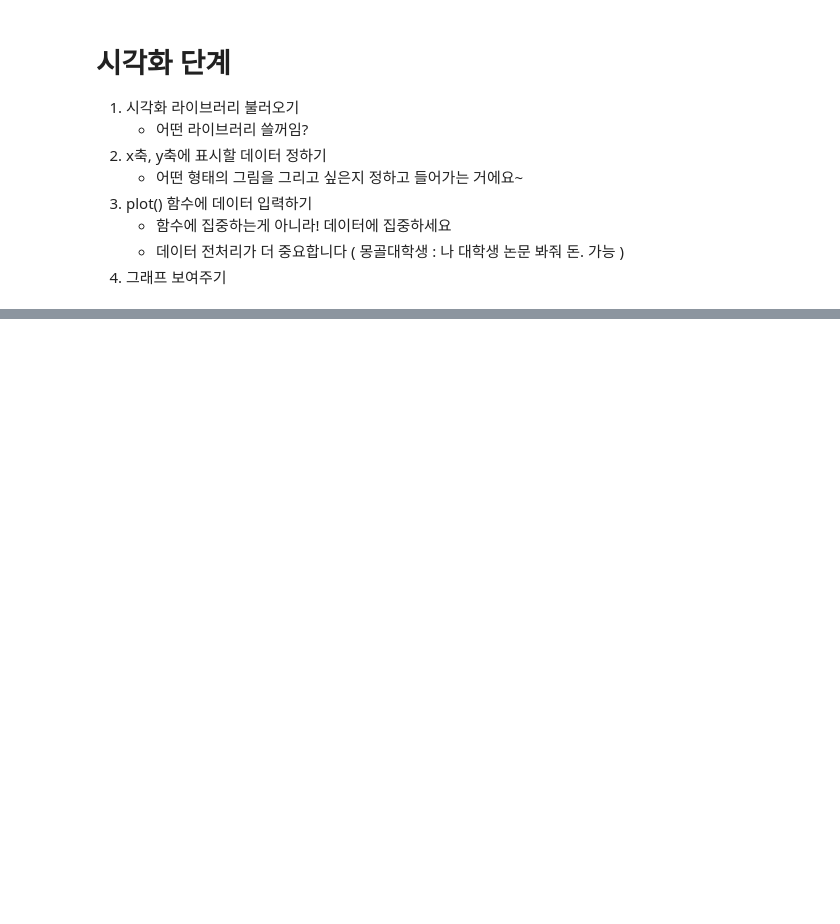
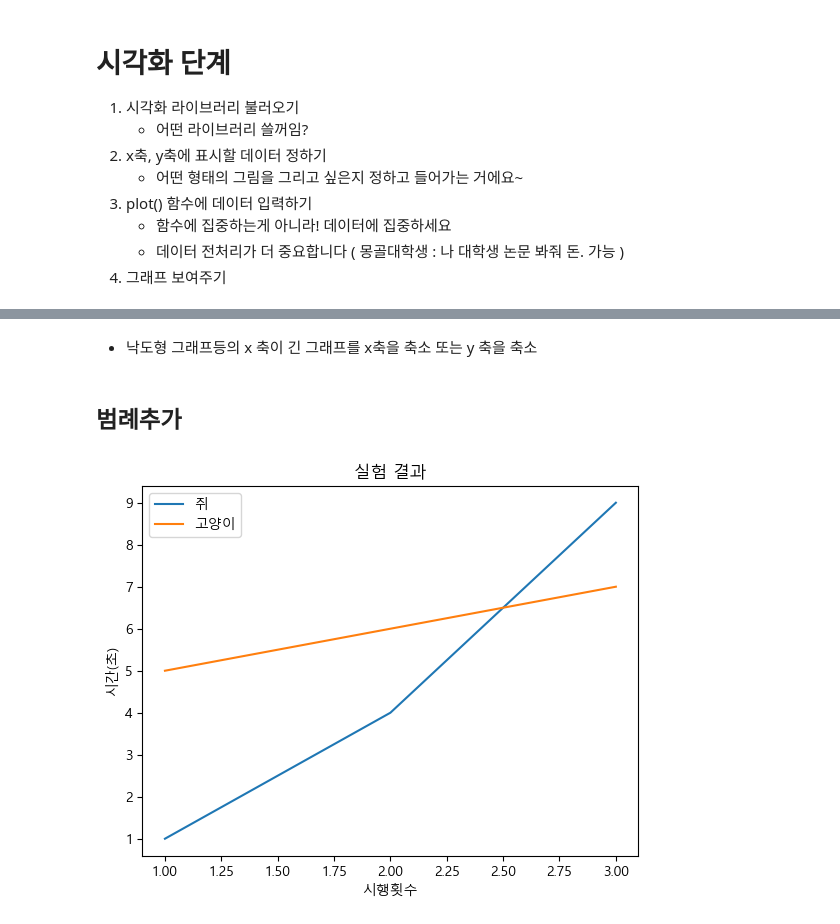
Before and after one commit to bidulgirin/data_analysis, a Jupyter notebook: 3.데이터시각화_기초.ipynb, the cells around one changed output, grey strips where cells are left out. Saved outputs shown, nothing was run; the diff lists cells and outputs as text; code cells hidden in the pictures; blank space fills up the shorter version.

```diff
--- a/3.데이터시각화_기초.ipynb
+++ b/3.데이터시각화_기초.ipynb
@@ -96,0 +129,18 @@ rc("font", family = font_name)
+# %% [markdown]
+- 낙도형 그래프등의 x 축이 긴 그래프를 x축을 축소 또는 y 축을 축소
+# %% [markdown]
+## 범례추가
+# %%
+# 데이터들...
+plt.plot([1,2,3],[1,4,9])
+plt.plot([1,2,3],[5,6,7]) # 1,5 ..
+
+# 이거 꼭 적어...( 무슨 데이터인지 알기위한 메모라고 생각하셈 )
+# 팀원들과 협업을 위해서도 꼭 적으세용...
+plt.xlabel("시행횟수")
+plt.ylabel("시간(초)")
+plt.title("실험 결과")
+plt.legend(["쥐","고양이"])
+plt.show()
+# %% [output]
+[figure, added]
```
Also changed, not shown: parts of 46 cells of this notebook, 6 other files.
